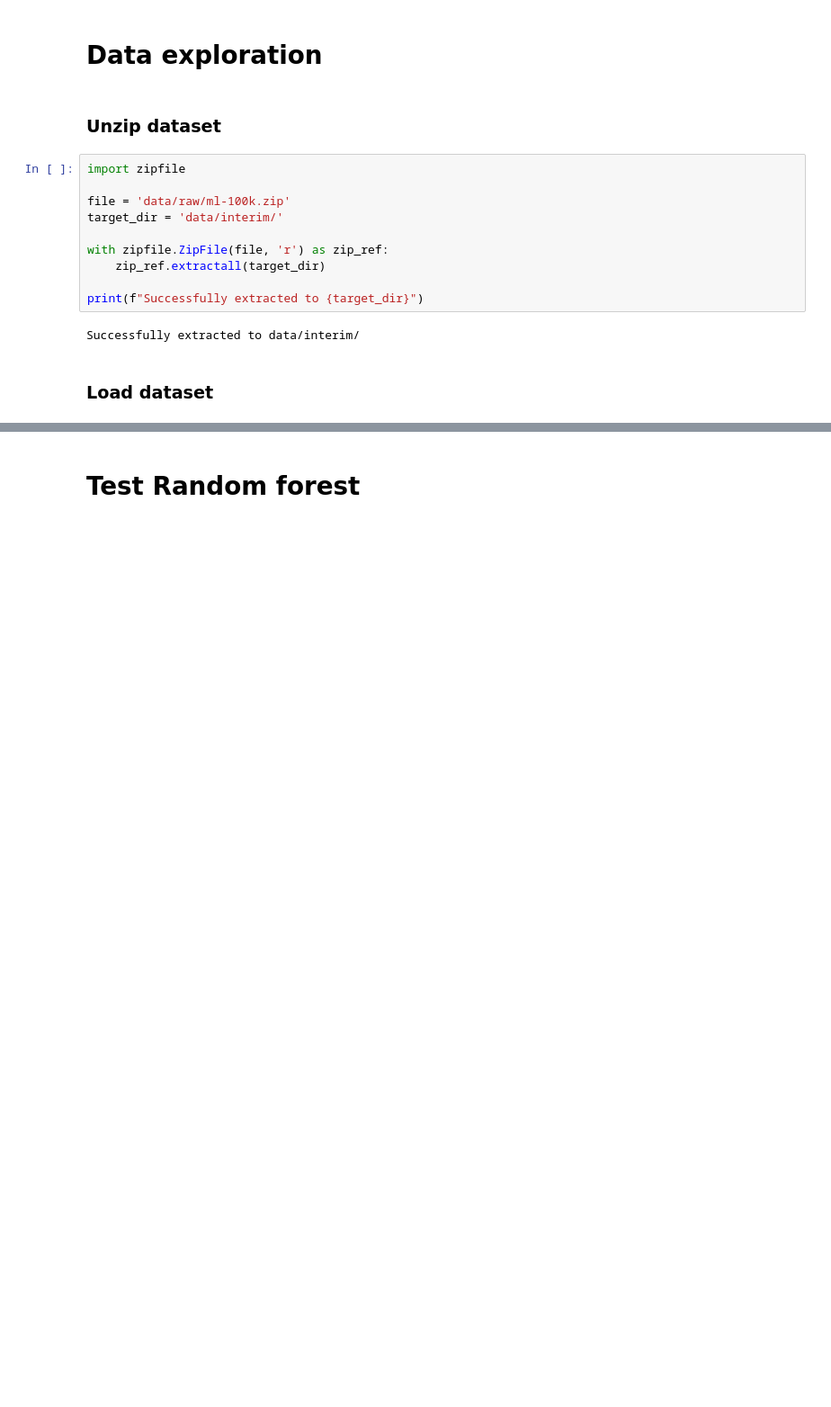
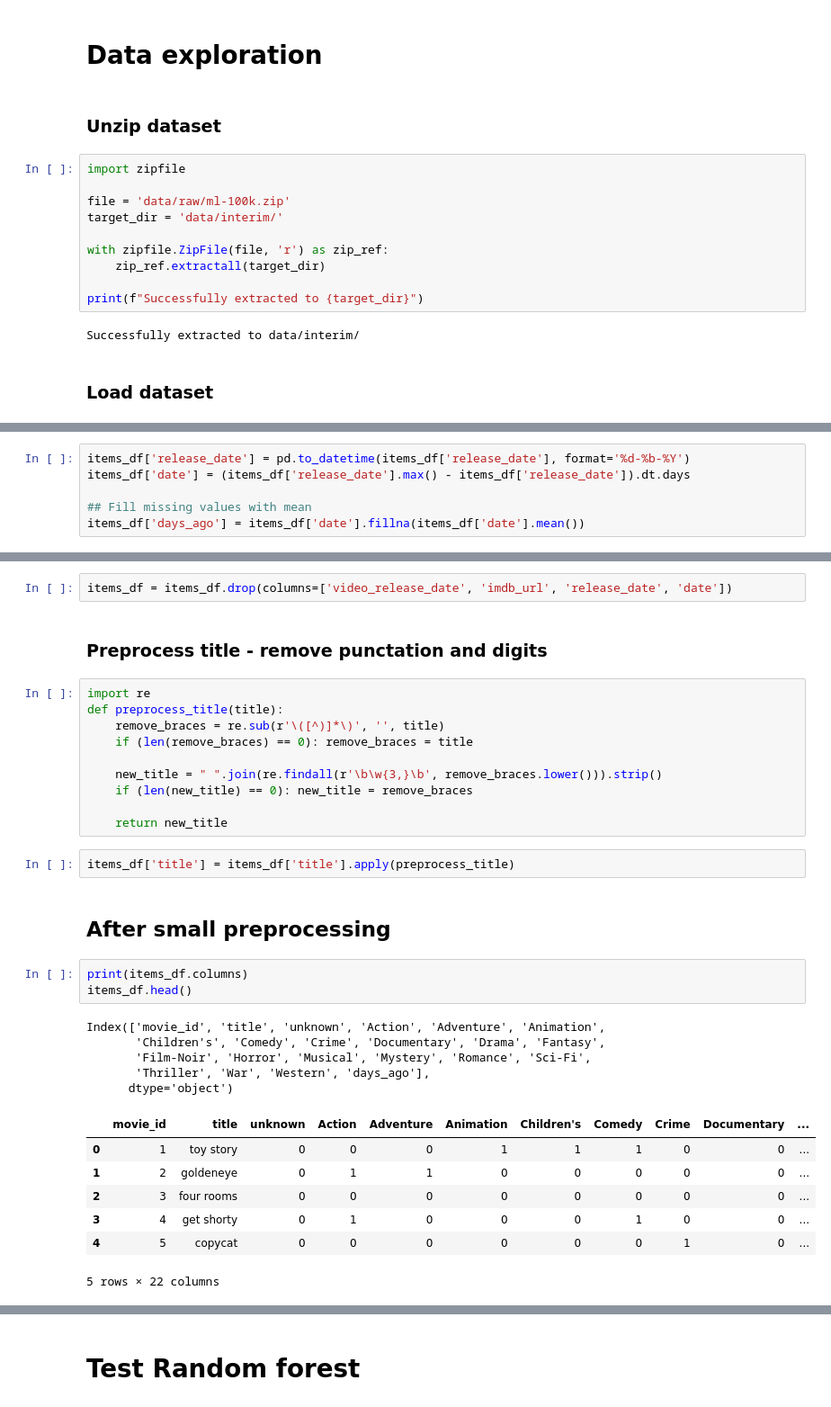
Before and after one commit to system205/PMLDL_Assignment2, a Jupyter notebook: notebooks/1.0-initial-data-exporation.ipynb, the cells around one changed output, grey strips where cells are left out. Shown at 90% size. Drawn from its saved outputs; the diff is of its cells as text; blank space fills up the shorter version.

```diff
--- a/notebooks/1.0-initial-data-exporation.ipynb
+++ b/notebooks/1.0-initial-data-exporation.ipynb
@@ -268,0 +217,6 @@ preprocessed[['year', 'month', 'gender_M', 'date']].head()
+# %%
+items_df['release_date'] = pd.to_datetime(items_df['release_date'], format='%d-%b-%Y')
+items_df['date'] = (items_df['release_date'].max() - items_df['release_date']).dt.days
+
+## Fill missing values with mean
+items_df['days_ago'] = items_df['date'].fillna(items_df['date'].mean())
@@ -268,0 +225,34 @@ preprocessed[['year', 'month', 'gender_M', 'date']].head()
+# %%
+items_df = items_df.drop(columns=['video_release_date', 'imdb_url', 'release_date', 'date'])
+# %% [markdown]
+### Preprocess title - remove punctation and digits
+# %%
+import re
+def preprocess_title(title):
+    remove_braces = re.sub(r'\([^)]*\)', '', title)
+    if (len(remove_braces) == 0): remove_braces = title
+
+    new_title = " ".join(re.findall(r'\b\w{3,}\b', remove_braces.lower())).strip()
+    if (len(new_title) == 0): new_title = remove_braces
+
+    return new_title
+# %%
+items_df['title'] = items_df['title'].apply(preprocess_title)
+# %% [markdown]
+## After small preprocessing
+# %%
+print(items_df.columns)
+items_df.head()
+# %% [output]
+Index(['movie_id', 'title', 'unknown', 'Action', 'Adventure', 'Animation',
+       'Children's', 'Comedy', 'Crime', 'Documentary', 'Drama', 'Fantasy',
+       'Film-Noir', 'Horror', 'Musical', 'Mystery', 'Romance', 'Sci-Fi',
+       'Thriller', 'War', 'Western', 'days_ago'],
+      dtype='object')
+|  | movie_id | title | unknown | Action | Adventure | Animation | Children's | Comedy | Crime | Documentary | ... |
+| 0 | 1 | toy story | 0 | 0 | 0 | 1 | 1 | 1 | 0 | 0 | ... |
+| 1 | 2 | goldeneye | 0 | 1 | 1 | 0 | 0 | 0 | 0 | 0 | ... |
+| 2 | 3 | four rooms | 0 | 0 | 0 | 0 | 0 | 0 | 0 | 0 | ... |
+| 3 | 4 | get shorty | 0 | 1 | 0 | 0 | 0 | 1 | 0 | 0 | ... |
+| 4 | 5 | copycat | 0 | 0 | 0 | 0 | 0 | 0 | 1 | 0 | ... |
+5 rows × 22 columns
```
Also changed, not shown: parts of 54 cells of this notebook.
